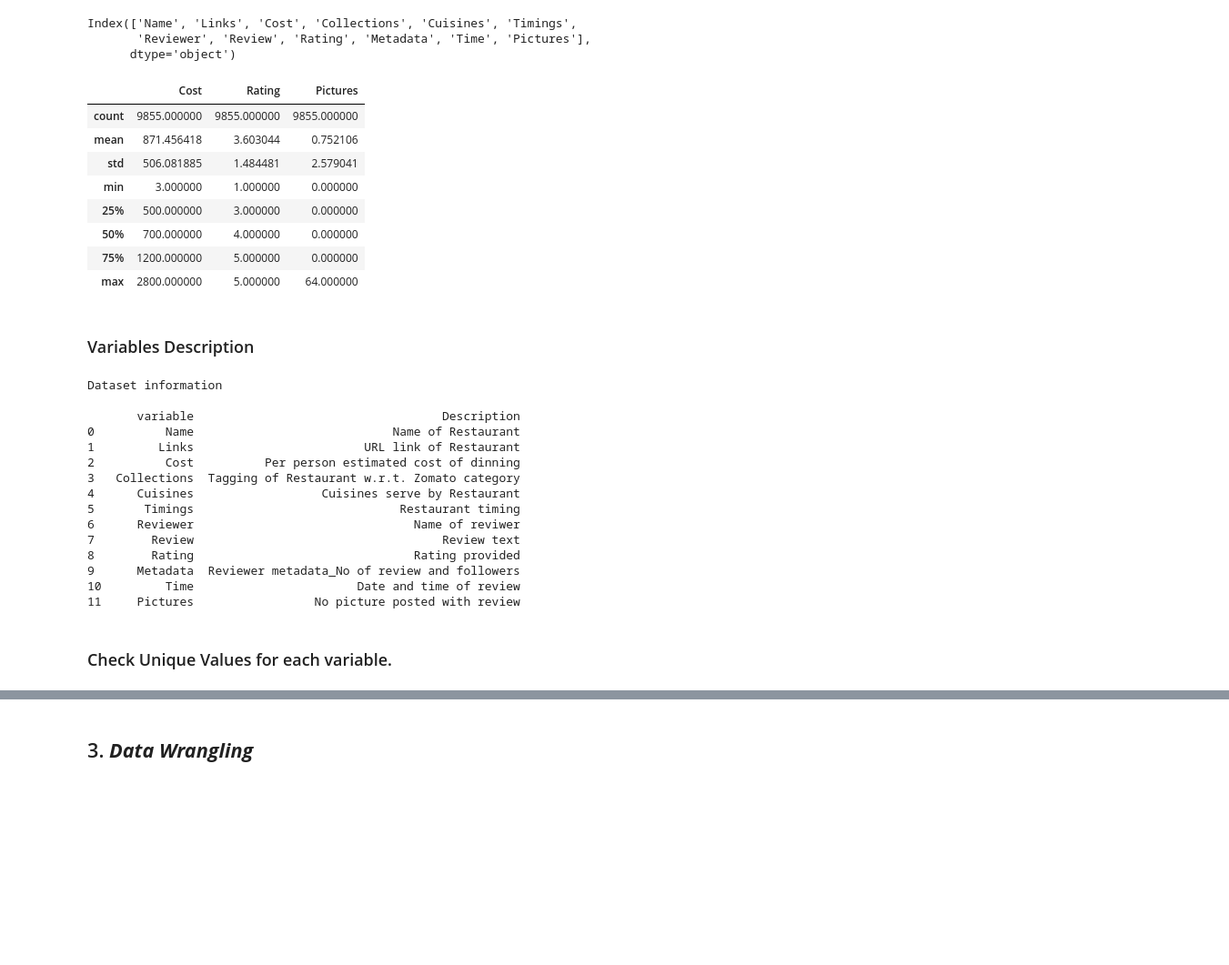
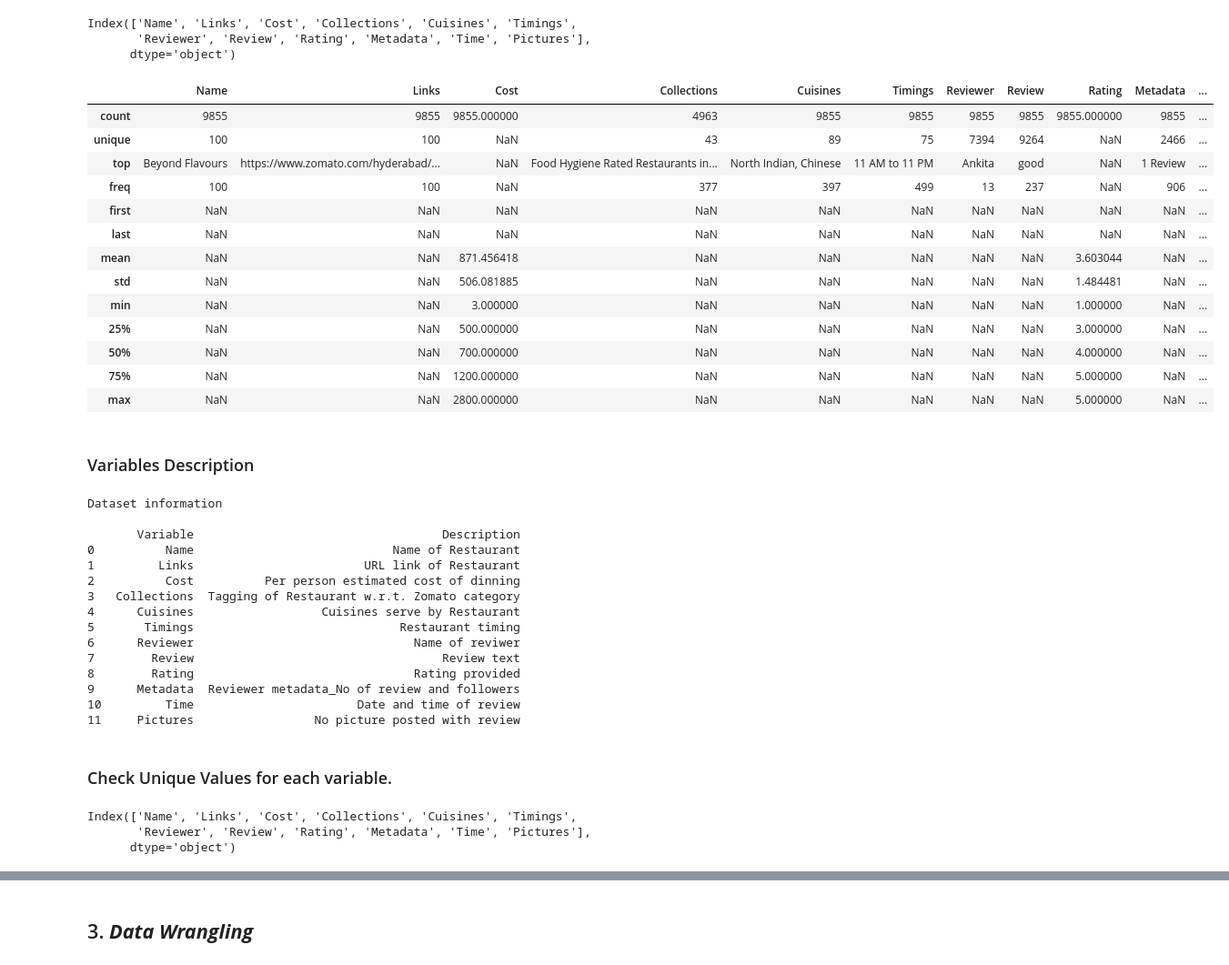
Before and after one commit to chetansgode/Zomato-Restaurant-Clustering-and-Sentiment-Analysis, a Jupyter notebook: Zomato_Restaurant_Clustering_and_Sentiment_Analysis_ML_Submission_Template.ipynb, the cells around one changed output, grey strips where cells are left out. Shown: that part at 91% size. Saved outputs shown, nothing was run; the diff lists cells and outputs as text; code cells hidden in the pictures; blank space fills up the shorter version.

```diff
--- a/Zomato_Restaurant_Clustering_and_Sentiment_Analysis_ML_Submission_Template.ipynb
+++ b/Zomato_Restaurant_Clustering_and_Sentiment_Analysis_ML_Submission_Template.ipynb
@@ -257,6 +261,9 @@ df['Rating']=df['Rating'].astype('float')
 df['Pictures']=df['Pictures'].astype('int')
 #drop columns Restaurant
 df.drop('Restaurant',axis=1,inplace=True)
+
+# convert datetime format
+df['Time'] = df['Time'].apply(lambda x: pd.to_datetime(x, errors='coerce'))
 # %%
 df.info()
 # %% [output]
@@ -297,29 +303,34 @@ Index(['Name', 'Links', 'Cost', 'Collections', 'Cuisines', 'Timings',
       dtype='object')
 # %%
 # Dataset Describe
-df.describe()
+df.describe(include='all')
 # %% [output]
-|  | Cost | Rating | Pictures |
-| count | 9855.000000 | 9855.000000 | 9855.000000 |
-| mean | 871.456418 | 3.603044 | 0.752106 |
-| std | 506.081885 | 1.484481 | 2.579041 |
-| min | 3.000000 | 1.000000 | 0.000000 |
-| 25% | 500.000000 | 3.000000 | 0.000000 |
-| 50% | 700.000000 | 4.000000 | 0.000000 |
-| 75% | 1200.000000 | 5.000000 | 0.000000 |
-| max | 2800.000000 | 5.000000 | 64.000000 |
+|  | Name | Links | Cost | Collections | Cuisines | Timings | Reviewer | Review | Rating | Metadata | ... |
+| count | 9855 | 9855 | 9855.000000 | 4963 | 9855 | 9855 | 9855 | 9855 | 9855.000000 | 9855 | ... |
+| unique | 100 | 100 | NaN | 43 | 89 | 75 | 7394 | 9264 | NaN | 2466 | ... |
+| top | Beyond Flavours | https://www.zomato.com/hyderabad/... | NaN | Food Hygiene Rated Restaurants in... | North Indian, Chinese | 11 AM to 11 PM | Ankita | good | NaN | 1 Review | ... |
+| freq | 100 | 100 | NaN | 377 | 397 | 499 | 13 | 237 | NaN | 906 | ... |
+| first | NaN | NaN | NaN | NaN | NaN | NaN | NaN | NaN | NaN | NaN | ... |
+| last | NaN | NaN | NaN | NaN | NaN | NaN | NaN | NaN | NaN | NaN | ... |
+| mean | NaN | NaN | 871.456418 | NaN | NaN | NaN | NaN | NaN | 3.603044 | NaN | ... |
+| std | NaN | NaN | 506.081885 | NaN | NaN | NaN | NaN | NaN | 1.484481 | NaN | ... |
+| min | NaN | NaN | 3.000000 | NaN | NaN | NaN | NaN | NaN | 1.000000 | NaN | ... |
+| 25% | NaN | NaN | 500.000000 | NaN | NaN | NaN | NaN | NaN | 3.000000 | NaN | ... |
+| 50% | NaN | NaN | 700.000000 | NaN | NaN | NaN | NaN | NaN | 4.000000 | NaN | ... |
+| 75% | NaN | NaN | 1200.000000 | NaN | NaN | NaN | NaN | NaN | 5.000000 | NaN | ... |
+| max | NaN | NaN | 2800.000000 | NaN | NaN | NaN | NaN | NaN | 5.000000 | NaN | ... |
 # %% [markdown]
 ### Variables Description
 # %%
 Descriptions=['Name of Restaurant','URL link of Restaurant','Per person estimated cost of dinning','Tagging of Restaurant w.r.t. Zomato category','Cuisines serve by Restaurant',
       'Restaurant timing','Name of reviwer','Review text','Rating provided','Reviewer metadata_No of review and followers','Date and time of review','No picture posted with review']
 print('Dataset information\n')
-Variables_Description=pd.DataFrame(tuple(zip(df.columns,Descriptions)),columns=['variable','Description'])
+Variables_Description=pd.DataFrame(list(zip(df.columns,Descriptions)),columns=['Variable','Description'])
 print(Variables_Description)
 # %% [output]
 Dataset information
 
-       variable                                   Description
+       Variable                                   Description
 0          Name                            Name of Restaurant
 1         Links                        URL link of Restaurant
 2          Cost          Per person estimated cost of dinning
@@ -338,0 +348,6 @@ Dataset information
+# %%
+df.columns
+# %% [output]
+Index(['Name', 'Links', 'Cost', 'Collections', 'Cuisines', 'Timings',
+       'Reviewer', 'Review', 'Rating', 'Metadata', 'Time', 'Pictures'],
+      dtype='object')
```
Also changed, not shown: parts of 18 cells of this notebook.
